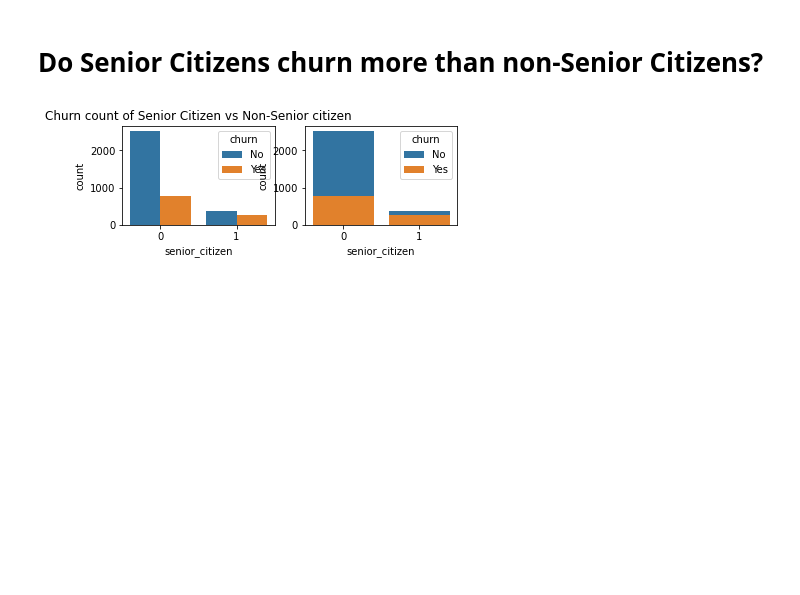
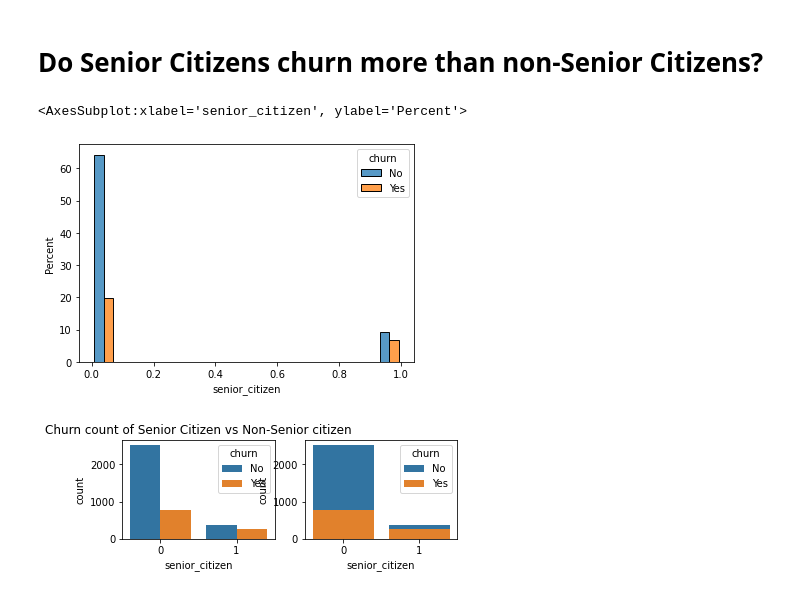
Before and after one commit to Yvette-Ibarra/classification-project, a Jupyter notebook: working_notebook.ipynb, the cells around one changed output. Drawn from its saved outputs; the diff is of its cells as text; code cells hidden in the pictures; blank space fills up the shorter version.

```diff
--- a/working_notebook.ipynb
+++ b/working_notebook.ipynb
@@ -166,5 +224,11 @@ sns.histplot(x='monthly_charges', data=train, hue='churn',multiple='dodge')
 # %% [markdown]
 #  Do Senior Citizens churn more than non-Senior Citizens?
+# %%
+sns.histplot(data = train, x= train.senior_citizen, stat="percent", multiple="dodge", shrink=.8, hue='churn')
+# sns.histplot(data = train, x=train.senior_citizen == 0, stat="percent")
+# %% [output]
+<AxesSubplot:xlabel='senior_citizen', ylabel='Percent'>
+[figure, added]
 # %%
 # (x='color', data=diamonds, hue='clarity'
 plt.title('Churn count of Senior Citizen vs Non-Senior citizen')
```
Also changed, not shown: parts of 45 cells of this notebook.
